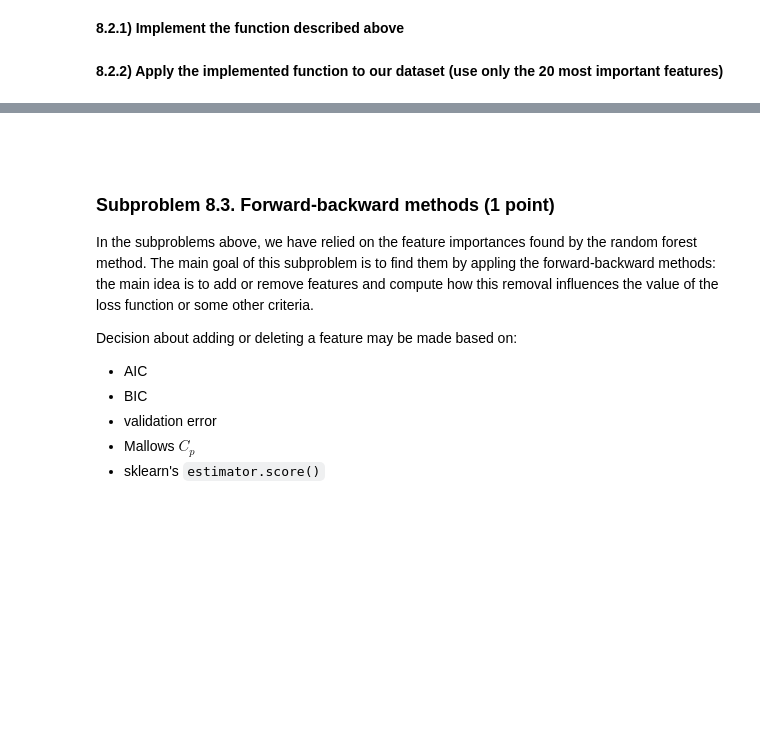
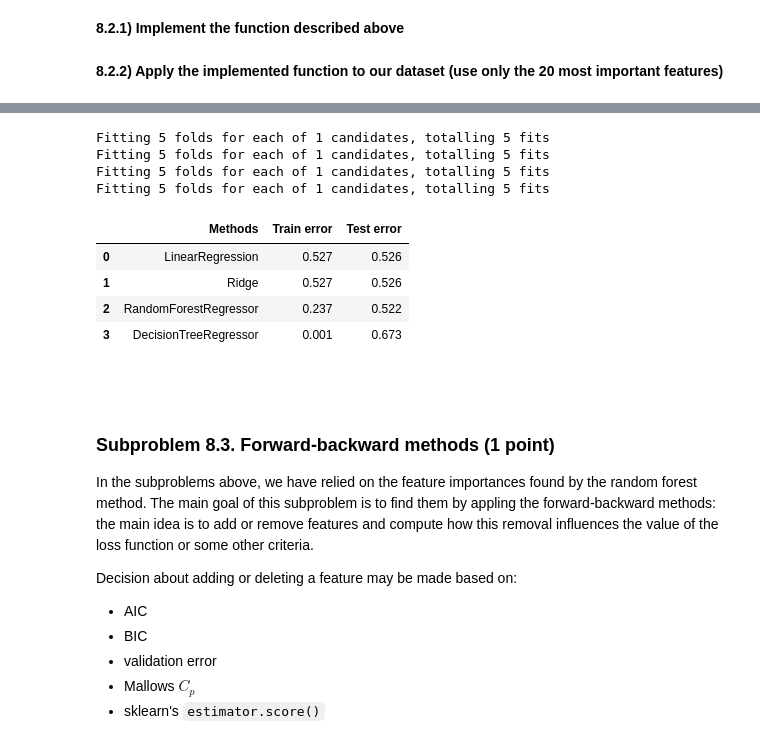
Before and after one commit to purphy42/ML_2023, a Jupyter notebook: HW_1.ipynb, the cells around one changed output, grey strips where cells are left out. Saved outputs shown, nothing was run; the diff lists cells and outputs as text; code cells hidden in the pictures; blank space fills up the shorter version.

```diff
--- a/HW_1.ipynb
+++ b/HW_1.ipynb
@@ -890,4 +929,7 @@ EXPECTED OUTPUT FORMAT
 # %%
 ### BEGIN Solution (do not delete this comment)
 
+indices = np.argsort(model_importances)[::-1]
+print(data.columns[indices[0:20]])
+
 ### END Solution (do not delete this comment)
@@ -926,3 +1025,19 @@ EXPECTED OUTPUT FORMAT
+# %%
+### BEGIN Solution
+
+compute_table(X_train.iloc[:, indices[0:20]], y_train_log, X_test.iloc[:, indices[0:20]], y_test_log)
+
+### END Solution
+# %% [output]
+Fitting 5 folds for each of 1 candidates, totalling 5 fits
+Fitting 5 folds for each of 1 candidates, totalling 5 fits
+Fitting 5 folds for each of 1 candidates, totalling 5 fits
+Fitting 5 folds for each of 1 candidates, totalling 5 fits
+|  | Methods | Train error | Test error |
+| 0 | LinearRegression | 0.527 | 0.526 |
+| 1 | Ridge | 0.527 | 0.526 |
+| 2 | RandomForestRegressor | 0.237 | 0.522 |
+| 3 | DecisionTreeRegressor | 0.001 | 0.673 |
 # %% [markdown]
 <br>
 # %% [markdown]
```
Also changed, not shown: parts of 20 cells of this notebook.
